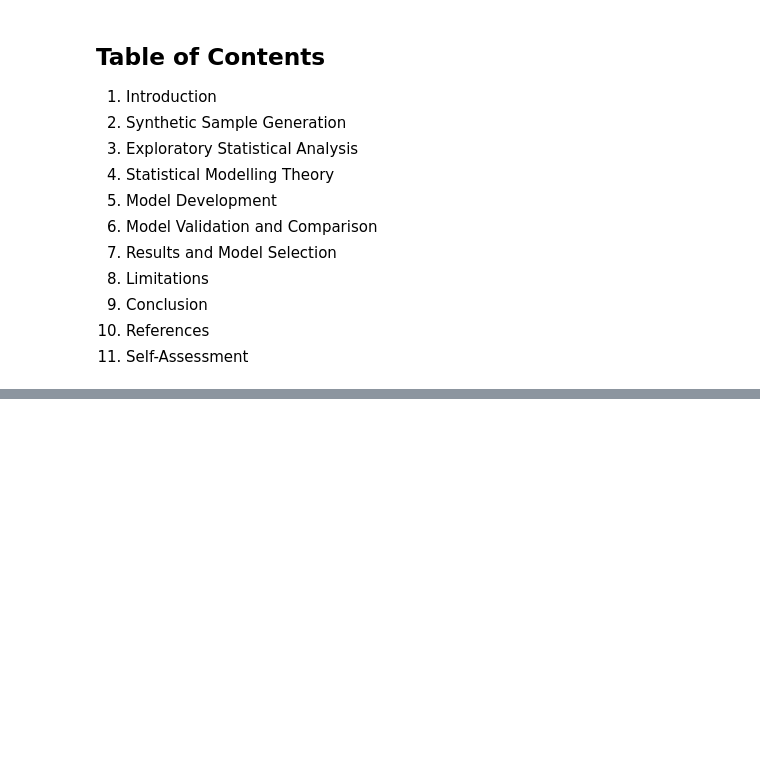
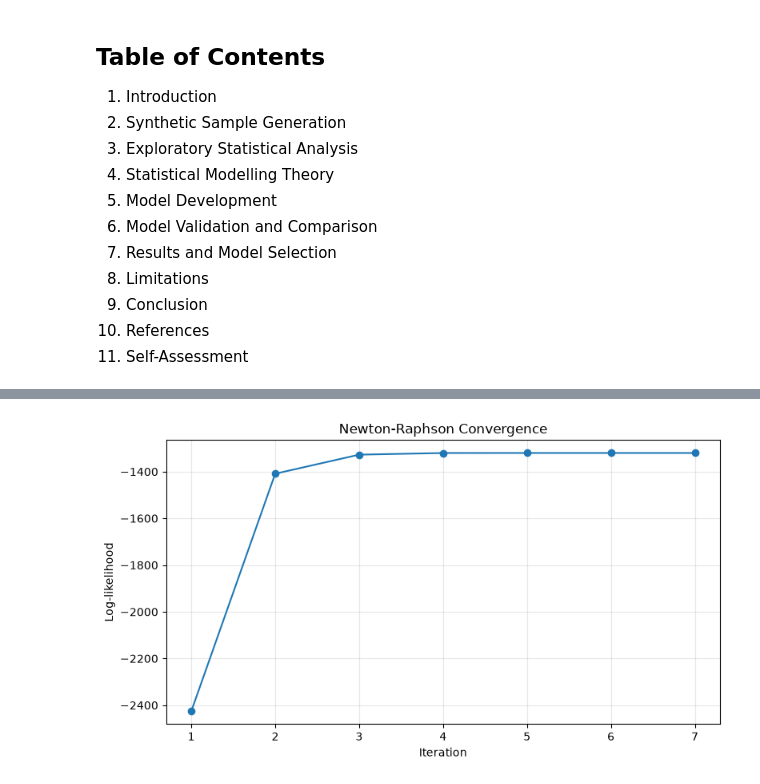
Before and after one commit to StoykovaKari/credit-default-model-validation, a Jupyter notebook: credit_default_model_comparison.ipynb, the cells around one changed output, grey strips where cells are left out. Cells and saved outputs as stored; diff of their text form; code cells hidden in the pictures; blank space fills up the shorter version.

```diff
--- a/credit_default_model_comparison.ipynb
+++ b/credit_default_model_comparison.ipynb
@@ -880,0 +205,7 @@ The project is strongest in comparative statistical modelling, mathematical expl
+# %%
+data = generate_sample(N_BORROWERS, RANDOM_SEED)
+
+print('Sample shape:', data.shape)
+print(f'Default rate: {data[TARGET].mean():.2%}')
+print(f'Average true PD: {data["true_pd"].mean():.2%}')
+data.head()
@@ -880,0 +547,24 @@ The project is strongest in comparative statistical modelling, mathematical expl
+# %%
+def make_logit() -> Pipeline:
+    # Standardised logistic regression.
+    # C=1e6 makes the L2 penalty negligible, so the model is effectively
+    # an unpenalised maximum-likelihood fit that is comparable with probit.
+    return Pipeline([
+        ('scale', StandardScaler()),
+        ('model', LogisticRegression(C=1e6, max_iter=2000, random_state=RANDOM_SEED)),
+    ])
+
+
+baseline_logit = make_logit().fit(X_train[['dti']], y_train)
+full_logit = make_logit().fit(X_train, y_train)
+
+# Probit is estimated with statsmodels on the same standardised predictors
+scaler = StandardScaler().fit(X_train)
+X_train_s = pd.DataFrame(scaler.transform(X_train), columns=FEATURES, index=X_train.index)
+X_test_s = pd.DataFrame(scaler.transform(X_test), columns=FEATURES, index=X_test.index)
+probit = sm.Probit(y_train, sm.add_constant(X_train_s)).fit(disp=False)
+
+tree = DecisionTreeClassifier(max_depth=3, min_samples_leaf=80, random_state=RANDOM_SEED)
+tree.fit(X_train, y_train)
+
+print('Models fitted successfully.')
@@ -880,0 +643,11 @@ The project is strongest in comparative statistical modelling, mathematical expl
+# %%
+fig, ax = plt.subplots(figsize=(8, 4.5))
+ax.plot(range(1, len(ll_history) + 1), ll_history, marker='o')
+ax.set_xlabel('Iteration')
+ax.set_ylabel('Log-likelihood')
+ax.set_title('Newton-Raphson Convergence')
+ax.grid(alpha=0.3)
+plt.tight_layout()
+plt.show()
+# %% [output]
+[figure, added]
```
Also changed, not shown: parts of 91 cells of this notebook.
